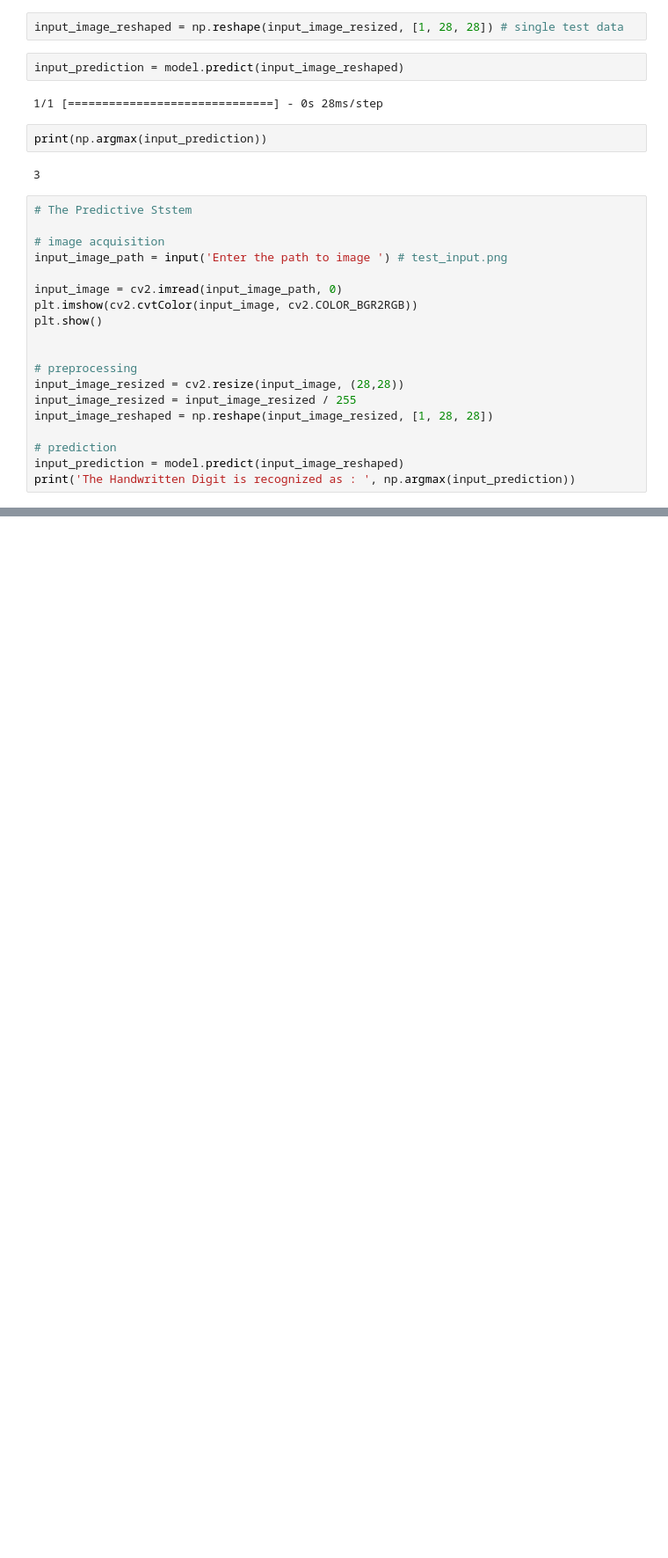
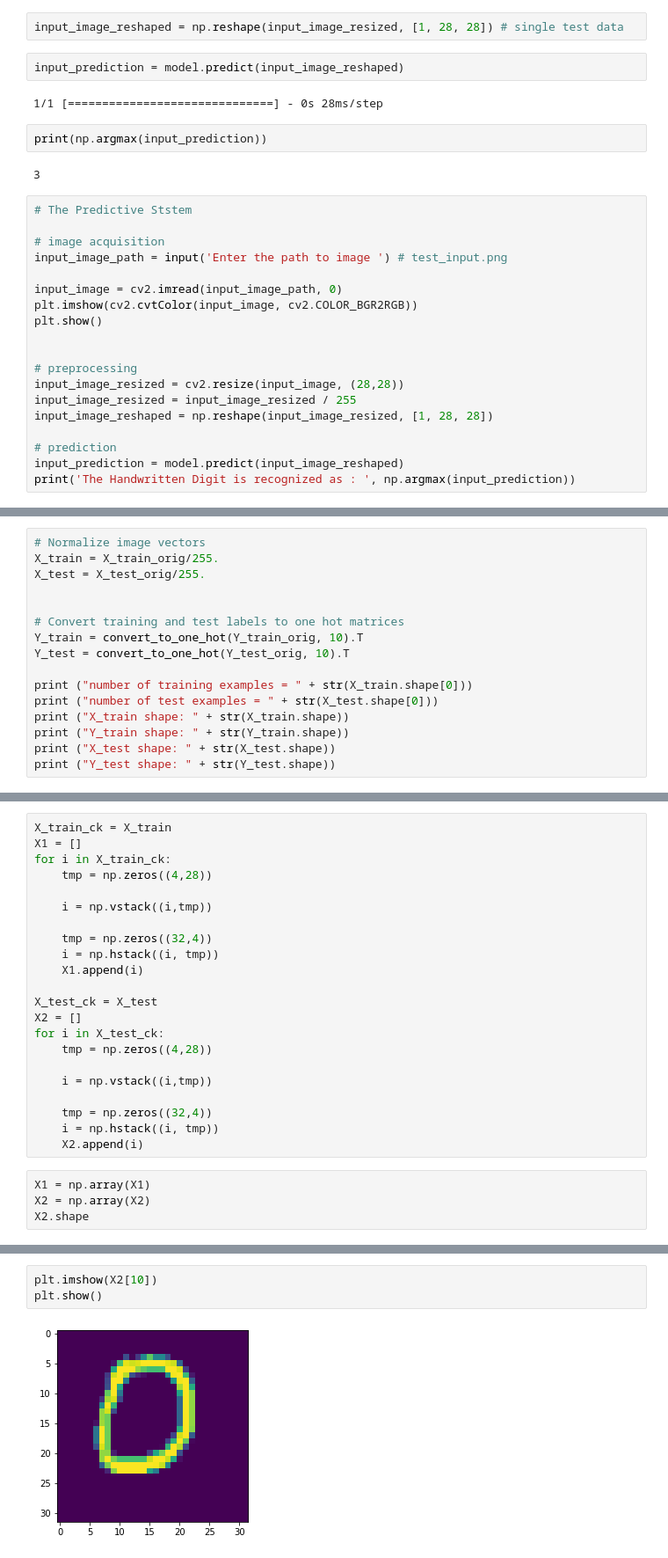
Before and after one commit to thm1d/MNIST_digit_recognition, a Jupyter notebook: code.ipynb, the cells around one changed output, grey strips where cells are left out. Shown at 88% size. Saved outputs shown, nothing was run; the diff lists cells and outputs as text; blank space fills up the shorter version.

```diff
--- a/code.ipynb
+++ b/code.ipynb
@@ -233,0 +251,16 @@ print('The Handwritten Digit is recognized as : ', np.argmax(input_prediction))
+# %%
+# Normalize image vectors
+X_train = X_train_orig/255.
+X_test = X_test_orig/255.
+
+
+# Convert training and test labels to one hot matrices
+Y_train = convert_to_one_hot(Y_train_orig, 10).T
+Y_test = convert_to_one_hot(Y_test_orig, 10).T
+
+print ("number of training examples = " + str(X_train.shape[0]))
+print ("number of test examples = " + str(X_test.shape[0]))
+print ("X_train shape: " + str(X_train.shape))
+print ("Y_train shape: " + str(Y_train.shape))
+print ("X_test shape: " + str(X_test.shape))
+print ("Y_test shape: " + str(Y_test.shape))
@@ -233,0 +274,26 @@ print('The Handwritten Digit is recognized as : ', np.argmax(input_prediction))
+# %%
+X_train_ck = X_train
+X1 = []
+for i in X_train_ck:
+    tmp = np.zeros((4,28))
+
+    i = np.vstack((i,tmp))
+
+    tmp = np.zeros((32,4))
+    i = np.hstack((i, tmp))
+    X1.append(i)
+
+X_test_ck = X_test
+X2 = []
+for i in X_test_ck:
+    tmp = np.zeros((4,28))
+
+    i = np.vstack((i,tmp))
+
+    tmp = np.zeros((32,4))
+    i = np.hstack((i, tmp))
+    X2.append(i)
+# %%
+X1 = np.array(X1)
+X2 = np.array(X2)
+X2.shape
@@ -233,0 +343,5 @@ print('The Handwritten Digit is recognized as : ', np.argmax(input_prediction))
+# %%
+plt.imshow(X2[10])
+plt.show()
+# %% [output]
+[figure, added]
```
Also changed, not shown: parts of 19 cells of this notebook.
